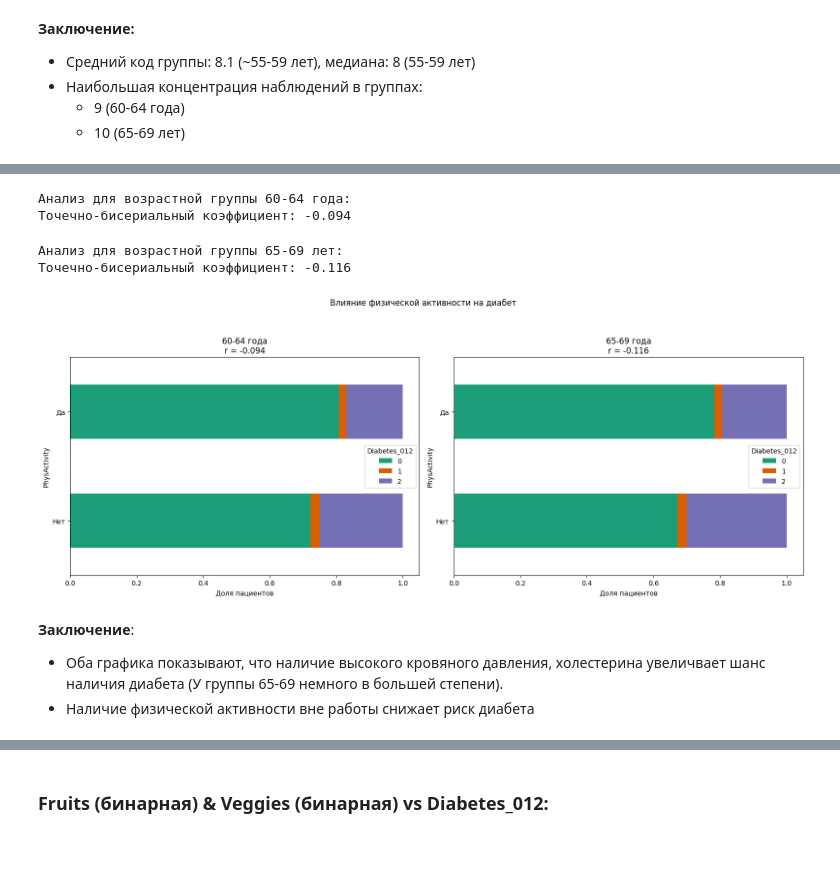
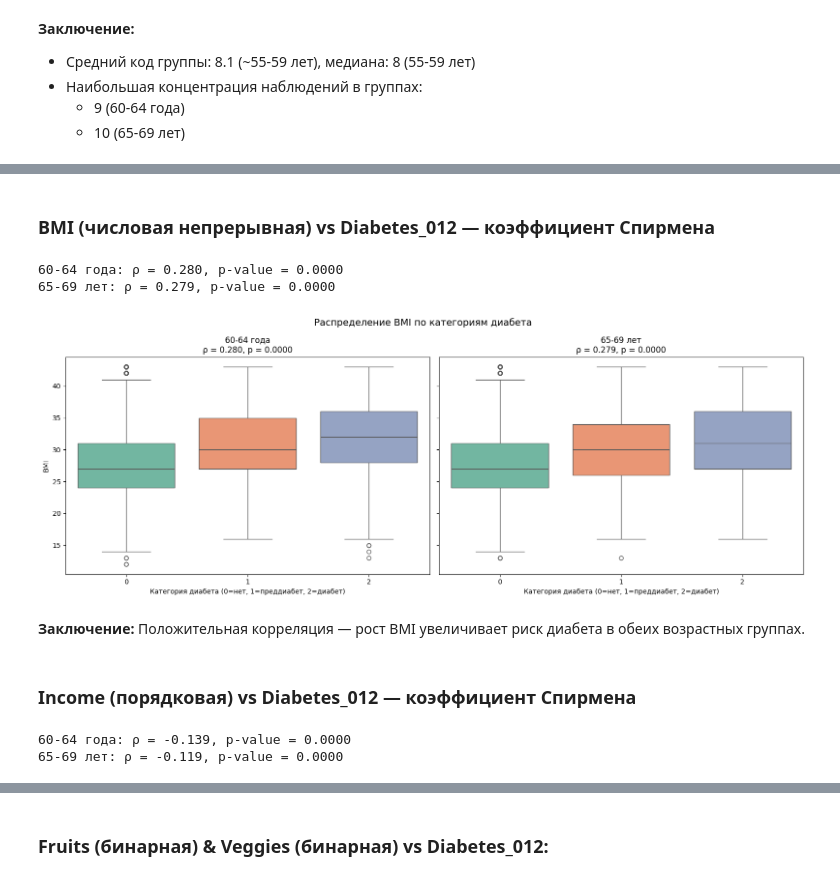
Before and after one commit to AlexeyRau/OMGTU, a Jupyter notebook: 2year/4semester/MLDA/Лабораторная работа №1. Исследовательский анализ данных (EDA)/Ex1_c.ipynb, the cells around one changed output, grey strips where cells are left out. Drawn from its saved outputs; the diff is of its cells as text; code cells hidden in the pictures; blank space fills up the shorter version.

```diff
--- a/2year/4semester/MLDA/Лабораторная работа №1. Исследовательский анализ данных (EDA)/Ex1_c.ipynb
+++ b/2year/4semester/MLDA/Лабораторная работа №1. Исследовательский анализ данных (EDA)/Ex1_c.ipynb
@@ -557,37 +591,36 @@ plt.show()
-# %%
-print("Анализ для возрастной группы 60-64 года:")
-corr, p = pointbiserialr(group_9['PhysActivity'], group_9['Diabetes_012'])
-print(f"Точечно-бисериальный коэффициент: {corr:.3f}")
-# %% [output]
-Анализ для возрастной группы 60-64 года:
-Точечно-бисериальный коэффициент: -0.094
-# %%
-print("Анализ для возрастной группы 65-69 лет:")
-corr, p = pointbiserialr(group_10['PhysActivity'], group_10['Diabetes_012'])
-print(f"Точечно-бисериальный коэффициент: {corr:.3f}")
-# %% [output]
-Анализ для возрастной группы 65-69 лет:
-Точечно-бисериальный коэффициент: -0.116
-# %%
-fig, axes = plt.subplots(1, 2, figsize=(16, 6))
-
-for i, (age_group, data) in enumerate(zip(['60-64', '65-69'], [group_9, group_10])):
-    ct = pd.crosstab(data['PhysActivity'], data['Diabetes_012'], normalize='index')
-    ct.plot(kind='barh', stacked=True, ax=axes[i],
-           color=['#1b9e77','#d95f02','#7570b3'])
-
-    r = pointbiserialr(data['PhysActivity'], data['Diabetes_012'])[0]
-    axes[i].set_title(f'{age_group} года\nr = {r:.3f}')
-    axes[i].set_yticklabels(['Нет', 'Да'])
-    axes[i].set_xlabel('Доля пациентов')
-
-plt.suptitle('Влияние физической активности на диабет', y=1.05)
-plt.tight_layout()
-plt.show()
-# %% [output]
-[figure, removed]
-# %% [markdown]
-**Заключение**:
-
-- Оба графика показывают, что наличие высокого кровяного давления, холестерина увеличвает шанс наличия диабета (У группы 65-69 немного в большей степени).
-- Наличие физической активности вне работы снижает риск диабета
+# %% [markdown]
+### BMI (числовая непрерывная) vs Diabetes_012 — коэффициент Спирмена
+# %%
+for name, grp in [('60-64 года', group_9), ('65-69 лет', group_10)]:
+    corr, p = spearmanr(grp['BMI'], grp['Diabetes_012'])
+    print(f'{name}: ρ = {corr:.3f}, p-value = {p:.4f}')
+# %% [output]
+60-64 года: ρ = 0.280, p-value = 0.0000
+65-69 лет: ρ = 0.279, p-value = 0.0000
+# %%
+fig, axes = plt.subplots(1, 2, figsize=(16, 6), sharey=True)
+
+for i, (label, grp) in enumerate(zip(['60-64 года', '65-69 лет'], [group_9, group_10])):
+    sns.boxplot(x='Diabetes_012', y='BMI', data=grp, ax=axes[i],
+                hue='Diabetes_012', palette='Set2', legend=False)
+    rho, p = spearmanr(grp['BMI'], grp['Diabetes_012'])
+    axes[i].set_title(f'{label}\nρ = {rho:.3f}, p = {p:.4f}')
+    axes[i].set_xlabel('Категория диабета (0=нет, 1=преддиабет, 2=диабет)')
+    axes[i].set_ylabel('BMI' if i == 0 else '')
+
+plt.suptitle('Распределение BMI по категориям диабета', fontsize=14)
+plt.tight_layout()
+plt.show()
+# %% [output]
+[figure, added]
+# %% [markdown]
+**Заключение:** Положительная корреляция — рост BMI увеличивает риск диабета в обеих возрастных группах.
+# %% [markdown]
+### Income (порядковая) vs Diabetes_012 — коэффициент Спирмена
+# %%
+for name, grp in [('60-64 года', group_9), ('65-69 лет', group_10)]:
+    corr, p = spearmanr(grp['Income'], grp['Diabetes_012'])
+    print(f'{name}: ρ = {corr:.3f}, p-value = {p:.4f}')
+# %% [output]
+60-64 года: ρ = -0.139, p-value = 0.0000
+65-69 лет: ρ = -0.119, p-value = 0.0000
```
Also changed, not shown: parts of 79 cells of this notebook.
